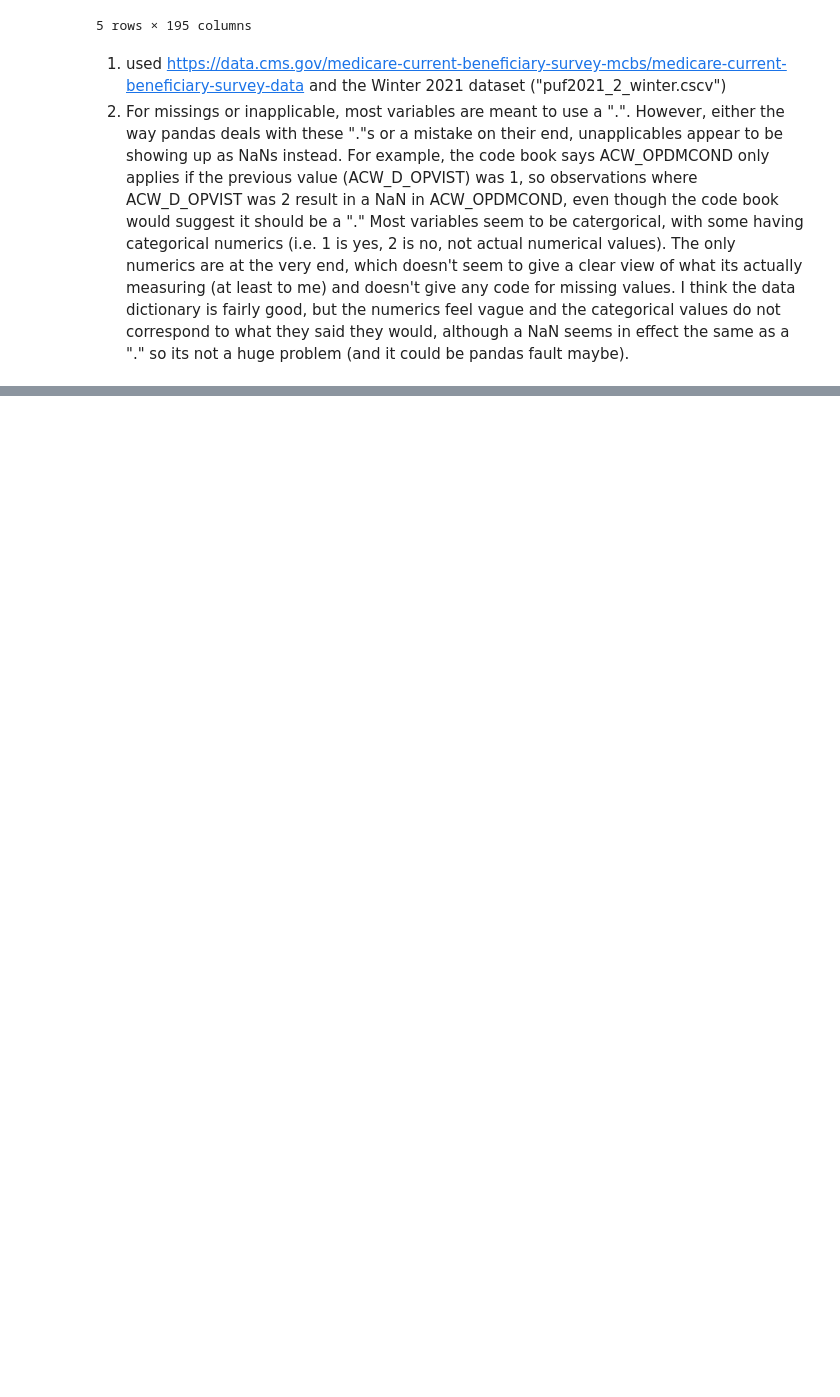
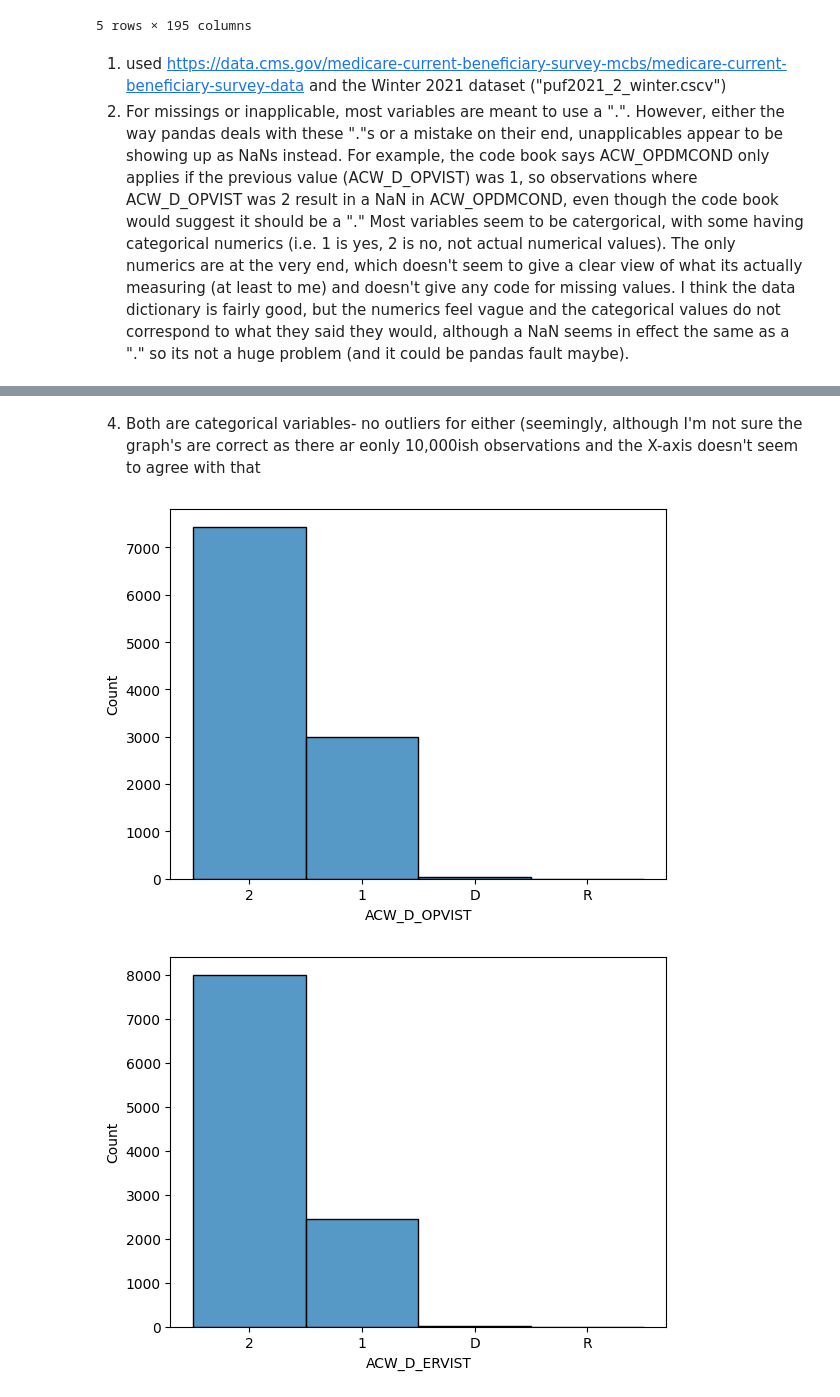
Before and after one commit to JulianKrese/visualization, a Jupyter notebook: assignment/assignment.ipynb, the cells around one changed output, grey strips where cells are left out. Cells and saved outputs as stored; diff of their text form; code cells hidden in the pictures; blank space fills up the shorter version.

```diff
--- a/assignment/assignment.ipynb
+++ b/assignment/assignment.ipynb
@@ -260,0 +268,10 @@ I chose outpatient ("OP visit in this or any of prev 2 rounds") and inpatient ("
+# %% [markdown]
+4. Both are categorical variables- no outliers for either (seemingly, although I'm not sure the graph's are correct as there ar eonly 10,000ish observations and the X-axis doesn't seem to agree with that
+# %%
+sns.histplot(df[OP])
+plt.show()
+sns.histplot(df[ER])
+plt.show()
+# %% [output]
+[figure, added]
+[figure, added]
```
Also changed, not shown: parts of 7 cells of this notebook.
